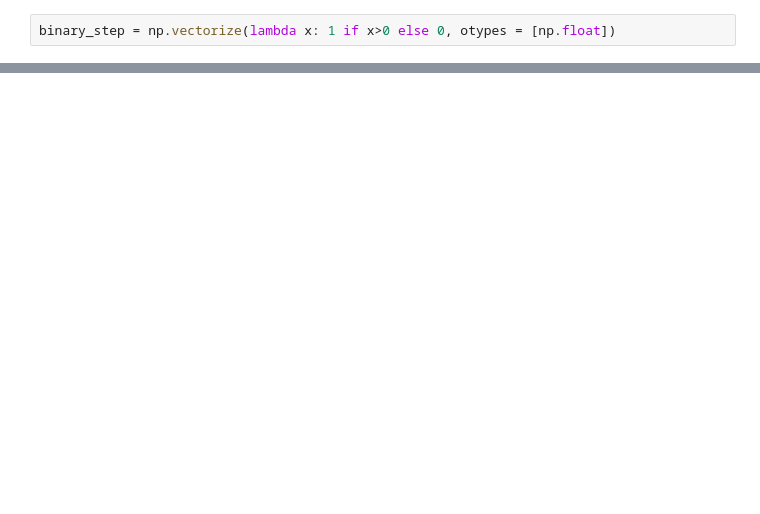
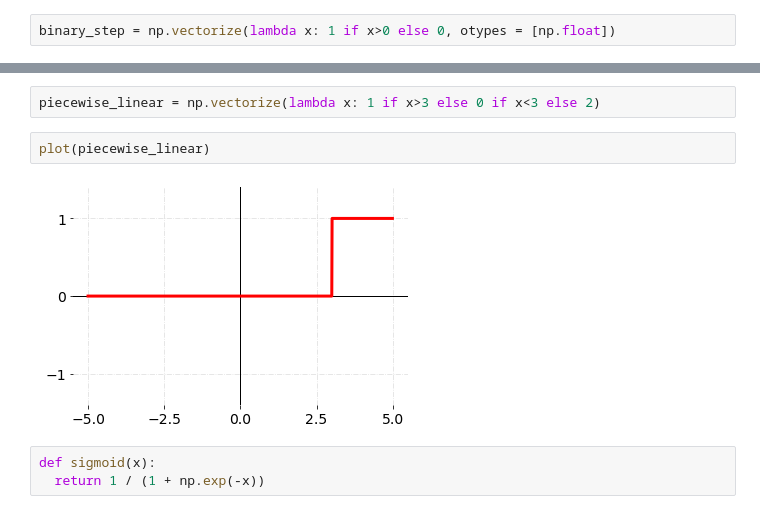
Before and after one commit to JakiaSultana/DLearning, a Jupyter notebook: Activation Functions visualization.ipynb, the cells around one changed output, grey strips where cells are left out. Drawn from its saved outputs; the diff is of its cells as text; blank space fills up the shorter version.

```diff
--- a/Activation Functions visualization.ipynb
+++ b/Activation Functions visualization.ipynb
@@ -39,0 +29,9 @@ plot(binary_step)
+# %%
+piecewise_linear = np.vectorize(lambda x: 1 if x>3 else 0 if x<3 else 2)
+# %%
+plot(piecewise_linear)
+# %% [output]
+[figure, added]
+# %%
+def sigmoid(x):
+  return 1 / (1 + np.exp(-x))
```
Also changed, not shown: parts of 13 cells of this notebook.
